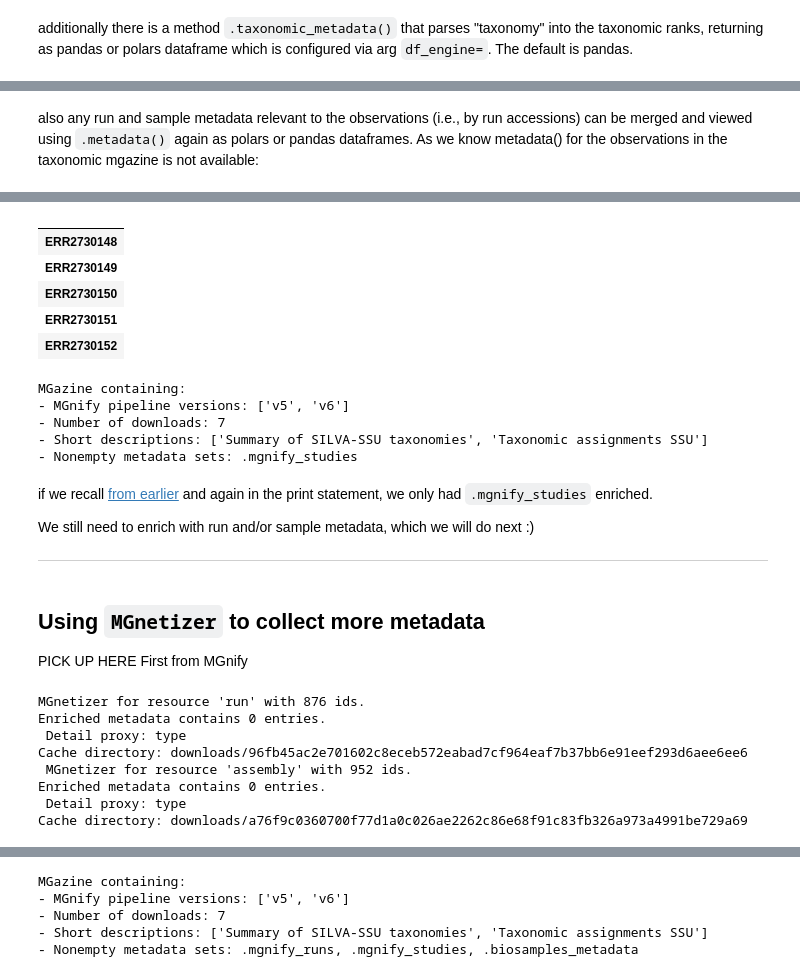
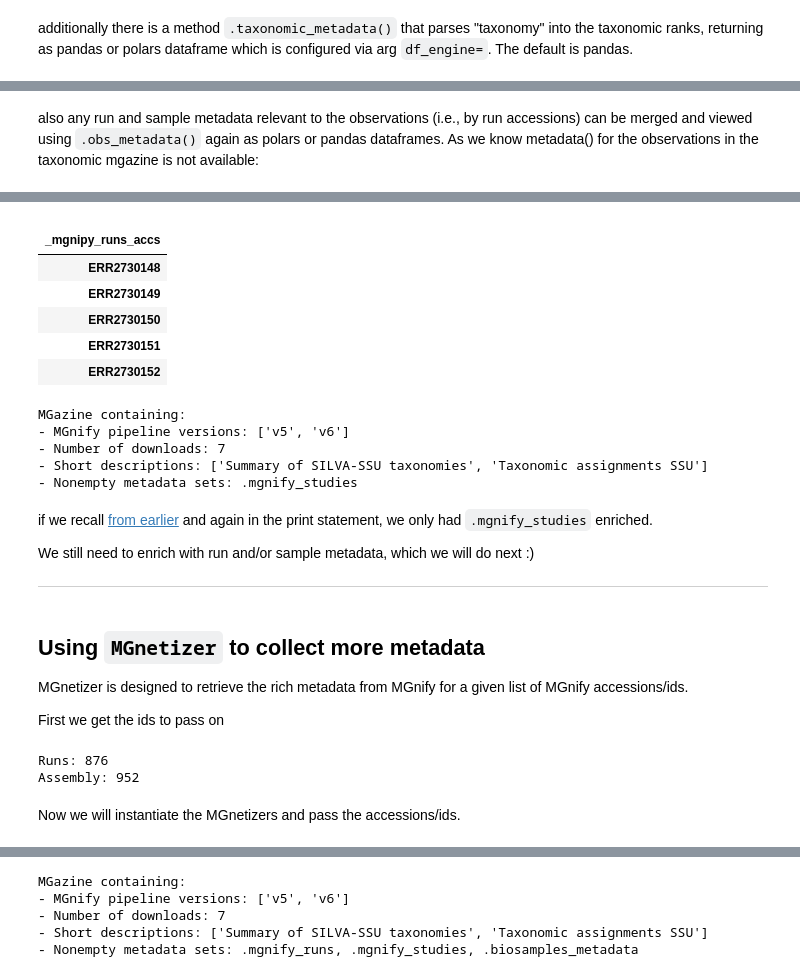
Before and after one commit to EBI-Metagenomics/mgnipy, a Jupyter notebook: docs/notebooks/demos/demo-parkinson.ipynb, the cells around one changed output, grey strips where cells are left out. Cells and saved outputs as stored; diff of their text form; code cells hidden in the pictures.

```diff
--- a/docs/notebooks/demos/demo-parkinson.ipynb
+++ b/docs/notebooks/demos/demo-parkinson.ipynb
@@ -196,7 +195,9 @@ WARNING:mgnipy.V2.datasets:Multiple descriptions detected & `short_desc` not spe
 # %% [markdown]
-also any run and sample metadata relevant to the observations (i.e., by run accessions) can be merged and viewed using `.metadata()` again as polars or pandas dataframes. As we know metadata() for the observations in the taxonomic mgazine is not available:
+also any run and sample metadata relevant to the observations (i.e., by run accessions) can be merged and viewed using `.obs_metadata()` again as polars or pandas dataframes. As we know metadata() for the observations in the taxonomic mgazine is not available:
 # %%
-display(taxo.metadata().head())
+# see first 5 sample's metadata
+display(taxo.obs_metadata().head())
 
+# recall the "Nonempty metadata set:"
 print(taxo)
 # %% [output]
@@ -204,4 +205,5 @@ WARNING:mgnipy.V2.datasets.annotate:runs metadata set is not available. Returnin
 |  |
+| _mgnipy_runs_accs |
 | ERR2730148 |
 | ERR2730149 |
 | ERR2730150 |
@@ -221,21 +223,17 @@ We still need to enrich with run and/or sample metadata, which we will do next :
 # %% [markdown]
 ## Using `MGnetizer` to collect more metadata
 
-PICK UP HERE
-First from MGnify
+MGnetizer is designed to retrieve the rich metadata from MGnify for a given list of MGnify accessions/ids.
+
+First we get the ids to pass on
 # %%
+# separate run and assembly ids
 runs_ids = [x for x in taxo.runs_accessions if x.startswith('ERR') or x.startswith('SRR')]
 assembly_ids = [x for x in taxo.runs_accessions if x.startswith('ERZ')]
-
-mnet_run = MG.mgnetizer(resource='run', all_ids=runs_ids)
-mnet_acc = MG.mgnetizer(resource='assembly', all_ids=assembly_ids)
-print(mnet_run, mnet_acc)
+print(f"Runs: {len(runs_ids)}")
+print(f"Assembly: {len(assembly_ids)}")
 # %% [output]
-MGnetizer for resource 'run' with 876 ids.
-Enriched metadata contains 0 entries.
- Detail proxy: type
-Cache directory: downloads/96fb45ac2e701602c8eceb572eabad7cf964eaf7b37bb6e91eef293d6aee6ee6
- MGnetizer for resource 'assembly' with 952 ids.
-Enriched metadata contains 0 entries.
- Detail proxy: type
-Cache directory: downloads/a76f9c0360700f77d1a0c026ae2262c86e68f91c83fb326a973a4991be729a69
+Runs: 876
+Assembly: 952
+# %% [markdown]
+Now we will instantiate the MGnetizers and pass the accessions/ids.
```
Also changed, not shown: parts of 32 cells of this notebook.
